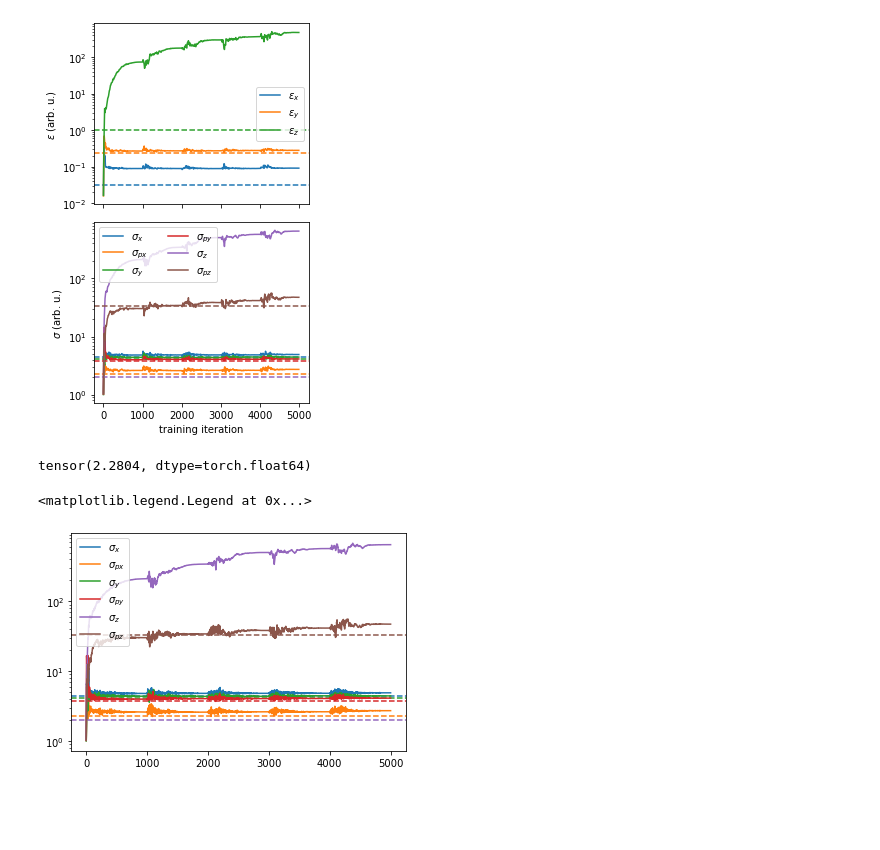
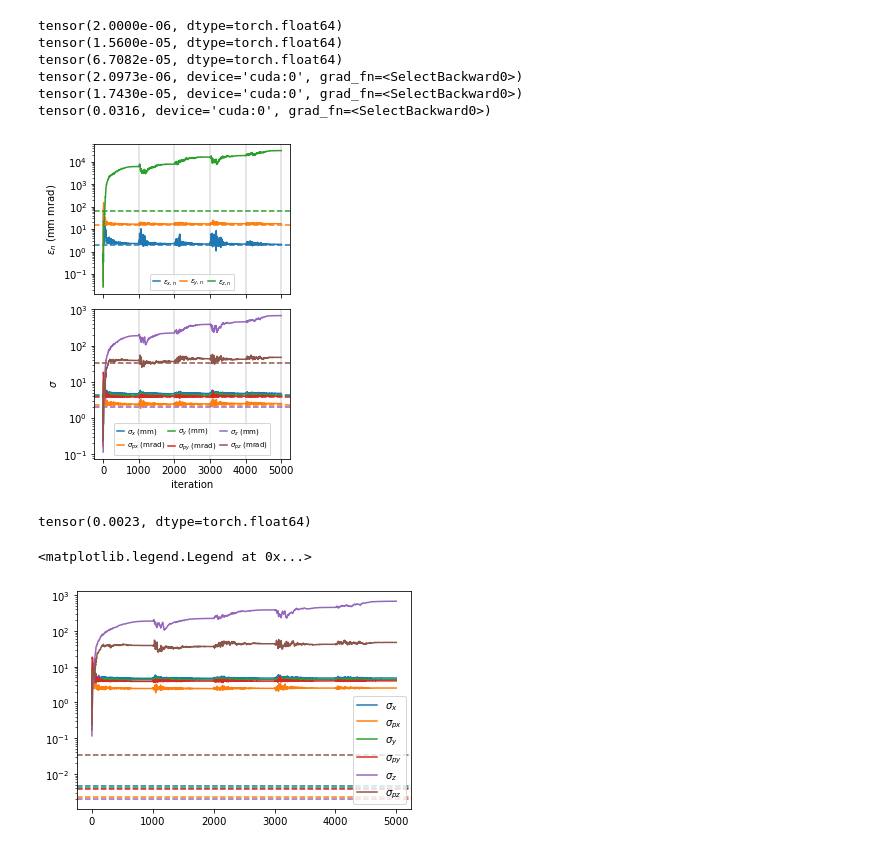
Before and after one commit to roussel-ryan/gpsr, a Jupyter notebook: lagrange/analysis_convergence.ipynb, the cells around one changed output. Drawn from its saved outputs; the diff is of its cells as text; code cells hidden in the pictures; blank space fills up the shorter version.

```diff
--- a/lagrange/analysis_convergence.ipynb
+++ b/lagrange/analysis_convergence.ipynb
@@ -13,56 +13,81 @@ folder = "../test_case_4/"
 gt_initial_beam = torch.load(folder + "ground_truth_dist.pt")
 # %%
 # get predicted covariances
-cov = torch.cat([ele[-2].unsqueeze(0) for ele in data])
+cov = torch.cat([ele[-2].unsqueeze(0) for ele in data]) / 1e6
 total_loss = torch.cat([(ele[0] + ele[1]).unsqueeze(0) for ele in data])
 
 # get gt cov
-gt_cov = torch.cov(gt_initial_beam.data.T)*1e6
+gt_cov = torch.cov(gt_initial_beam.T)
 gt_rms = torch.diag(gt_cov)
 
 gt_emits = []
 for i in range(3):
     g = i*2
     gt_emits.append(torch.det(gt_cov[g:g+2,g:g+2]).sqrt())
+    print(gt_emits[-1])
+
+emits = []
+for i in range(3):
+    g = i*2
+    emits.append(torch.det(cov[:, g:g+2,g:g+2]).sqrt())
+    print(emits[-1][-1])
+# %% [output]
+tensor(2.0000e-06, dtype=torch.float64)
+tensor(1.5600e-05, dtype=torch.float64)
+tensor(6.7082e-05, dtype=torch.float64)
+tensor(2.0973e-06, device='cuda:0', grad_fn=<SelectBackward0>)
+tensor(1.7430e-05, device='cuda:0', grad_fn=<SelectBackward0>)
+tensor(0.0316, device='cuda:0', grad_fn=<SelectBackward0>)
 # %%
 # plot emit_x
-emits = []
-for i in range(3):
-    g = i*2
-    emits.append(torch.det(cov[:, g:g+2,g:g+2]).sqrt())
 
-fig,(ax, ax2) = plt.subplots(2,1, sharex="all")
-fig.set_size_inches(4,6)
+
+fig,(ax, ax2) = plt.subplots(2,1, sharex="all", gridspec_kw={"right": 0.975, "hspace":0.1,"left":0.175,"top":0.975,"bottom":0.1})
+fig.set_size_inches(3.4,5)
 labels = ["x", "y", "z"]
-mean_energy = 65
-scale = 1
-idx = slice(0, len(emits[0]), 10)
+mean_energy = 1
+emit_scale = 1e6
+n_estimators = 5
+estimator_period = int(len(emits[0]) / n_estimators)
+idx = slice(0, len(emits[0]))
 t = torch.arange(len(emits[0]))[idx]
 for i in range(3):
-    ax.semilogy(t, emits[i].cpu().detach()[idx] * scale / mean_energy,
-                label=f"$\epsilon_{labels[i]}$",
+    ax.semilogy(t, emits[i].cpu().detach()[idx] * emit_scale / mean_energy,
+                label=f"$\epsilon_{{{labels[i]},n}}$",
                 c=f"C{i}")
-    ax.axhline(gt_emits[i].cpu().detach() * scale / mean_energy,ls='--',c=f"C{i}")
+    ax.axhline(gt_emits[i].cpu().detach() * emit_scale / mean_energy,ls='--',c=f"C{i}")
 
 
 sigmas = []
 labels = ["x", "px", "y", "py", "z", "pz"]
+units = ["mm", "mrad"]
+
+sigma_scale = 1e3
 for i in range(6):
     sigmas.append(cov[:,i,i].sqrt())
-    ax2.semilogy(t, sigmas[-1].cpu().detach()[idx],label=f"$\sigma_{{{labels[i]}}}$",
+    ax2.semilogy(t, sigmas[-1].cpu().detach()[idx] * sigma_scale,
+                 label=f"$\sigma_{{{labels[i]}}}$ ({units[i % 2]})",
                 c=f"C{i}")
-    ax2.axhline(gt_rms[i].sqrt(), ls='--', c=f"C{i}")
+    ax2.axhline(gt_rms[i].sqrt()*sigma_scale, ls='--', c=f"C{i}")
 
 
-ax.set_ylabel("$\epsilon$ (arb. u.)")
-ax2.set_ylabel("$\sigma$ (arb. u.)")
-ax2.set_xlabel("training iteration")
-ax.legend()
-ax2.legend(ncol=2, loc=2)
-fig.tight_layout()
-#fig.savefig("convergence.svg")
+# add locations of snapshots
+for ele in t[estimator_period::estimator_period-1]:
+    for a in [ax, ax2]:
+        a.axvline(ele, c = "C7",alpha=0.25)
+
+ax.set_ylabel("$\epsilon_n$ (mm mrad)")
+ax2.set_ylabel("$\sigma$ ")
+ax2.set_xlabel("iteration")
+fontsize = 7
+handletextpad = 0.4
+ax.legend(ncol=3, handlelength=1.0, columnspacing=0.5, fontsize=fontsize, handletextpad=handletextpad)
+ax2.legend(ncol=3, handlelength=1.0, columnspacing=0.5, fontsize=fontsize, handletextpad=handletextpad)
+#fig.tight_layout()
+fig.savefig("convergence.svg")
+fig.savefig("convergence.png", dpi=300)
 # %% [output]
-[figure, old version]
+[figure, new version]
 # %%
 sigmas = []
 fig,ax = plt.subplots()
@@ -76,6 +101,6 @@ for i in range(6):
 print(gt_rms[-i].sqrt())
 ax.legend()
 # %% [output]
-tensor(2.2804, dtype=torch.float64)
+tensor(0.0023, dtype=torch.float64)
 <matplotlib.legend.Legend at 0x...>
-[figure, old version]
+[figure, new version]
```
Also changed, not shown: 41 other files.
